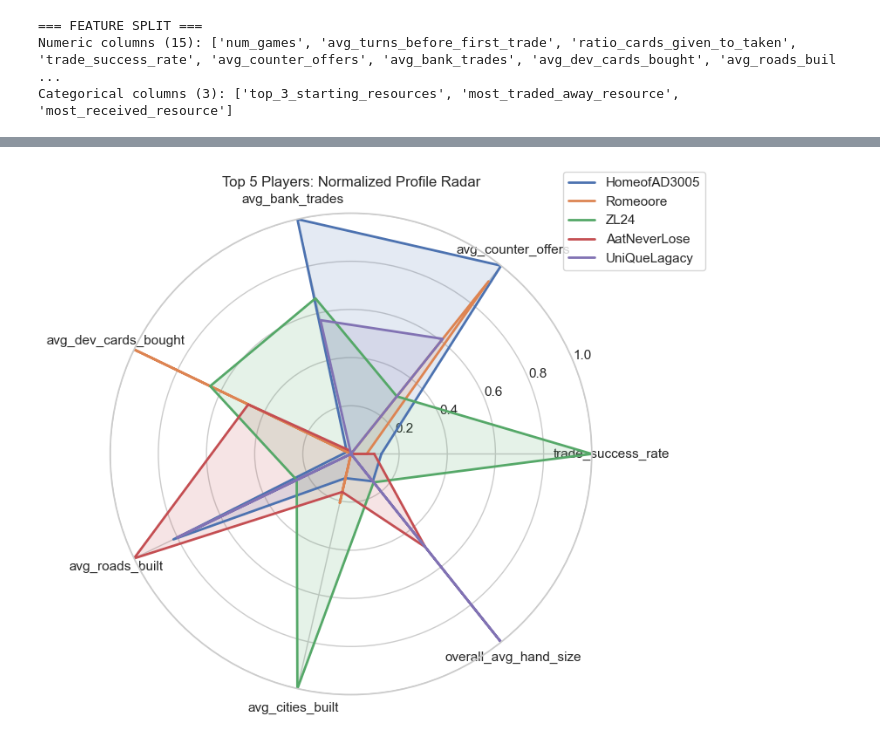
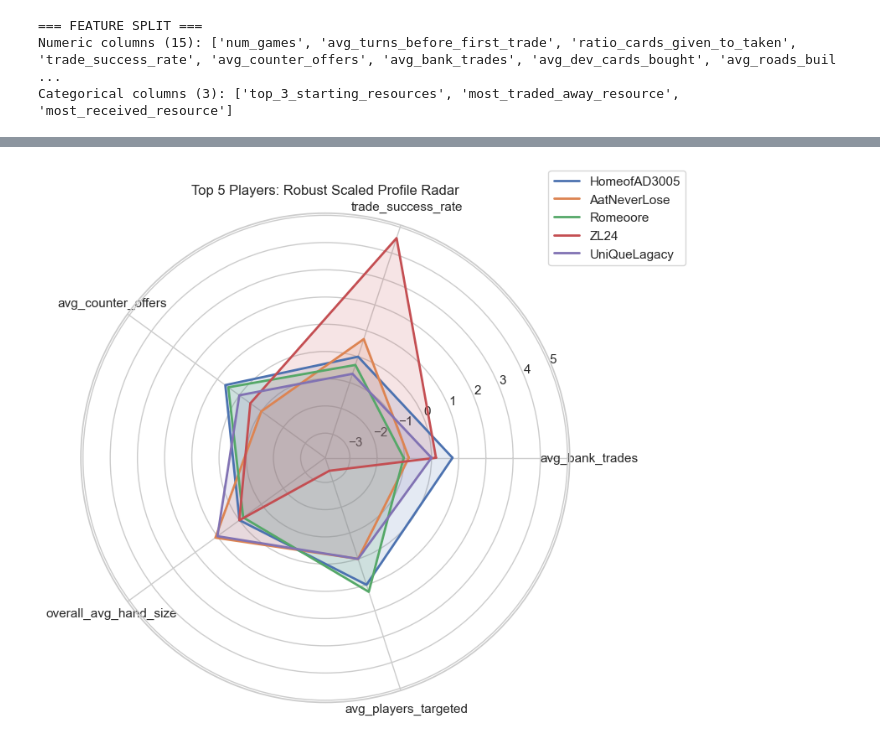
Before and after one commit to aatmiyasilwal/Redeem-Catan, a Jupyter notebook: src/eda/eda.ipynb, the cells around one changed output, grey strips where cells are left out. Cells and saved outputs as stored; diff of their text form; code cells hidden in the pictures.

```diff
--- a/src/eda/eda.ipynb
+++ b/src/eda/eda.ipynb
@@ -271,46 +271,49 @@ if numeric_cols:
 # %%
 # TODO: PICK THE RIGHT COLUMNS FOR THIS
 radar_metrics = [
+    'avg_bank_trades',
     'trade_success_rate',
     'avg_counter_offers',
-    'avg_bank_trades',
-    'avg_dev_cards_bought',
-    'avg_roads_built',
-    'avg_cities_built',
-    'overall_avg_hand_size'
+    'overall_avg_hand_size',
+    'avg_players_targeted'
 ]
 
 available_radar_metrics = [m for m in radar_metrics if m in plot_df.columns]
 if 'num_games' in plot_df.columns and available_radar_metrics:
     top_players = plot_df.sort_values('num_games', ascending=False).head(5).copy()
 
-    # Normalize each metric to [0,1] for fair radar comparison
+    # Normalize each metric using Robust Scaling (Median and IQR)
     for metric in available_radar_metrics:
-        min_val = top_players[metric].min()
-        max_val = top_players[metric].max()
-        if max_val == min_val:
+        q1 = top_players[metric].quantile(0.25)
+        q3 = top_players[metric].quantile(0.75)
+        iqr = q3 - q1
+        if iqr == 0:
             top_players[f'{metric}__norm'] = 0.0
         else:
-            top_players[f'{metric}__norm'] = (top_players[metric] - min_val) / (max_val - min_val)
+            top_players[f'{metric}__norm'] = (top_players[metric] - top_players[metric].median()) / iqr
 
     norm_metrics = [f'{m}__norm' for m in available_radar_metrics]
     angles = np.linspace(0, 2 * np.pi, len(available_radar_metrics), endpoint=False).tolist()
     angles += angles[:1]
 
     fig, ax = plt.subplots(figsize=(8, 8), subplot_kw=dict(polar=True))
 
     for _, row in top_players.iterrows():
         values = [row[m] for m in norm_metrics]
         values += values[:1]
         ax.plot(angles, values, linewidth=2, label=row['player'])
         ax.fill(angles, values, alpha=0.15)
 
     ax.set_xticks(angles[:-1])
     ax.set_xticklabels(available_radar_metrics)
-    ax.set_ylim(0, 1)
-    ax.set_title('Top 5 Players: Normalized Profile Radar')
+
+    # Adjust y-limits for robust scaled data (which can be negative or > 1)
+    all_vals = top_players[norm_metrics].values
+    ax.set_ylim(np.nanmin(all_vals) - 0.5, np.nanmax(all_vals) + 0.5)
+
+    ax.set_title('Top 5 Players: Robust Scaled Profile Radar')
     ax.legend(loc='upper right', bbox_to_anchor=(1.25, 1.1))
     plt.tight_layout()
     plt.show()
 # %% [output]
-[figure, old version]
+[figure, new version]
```
Also changed, not shown: parts of 5 cells of this notebook, 8 other files.
